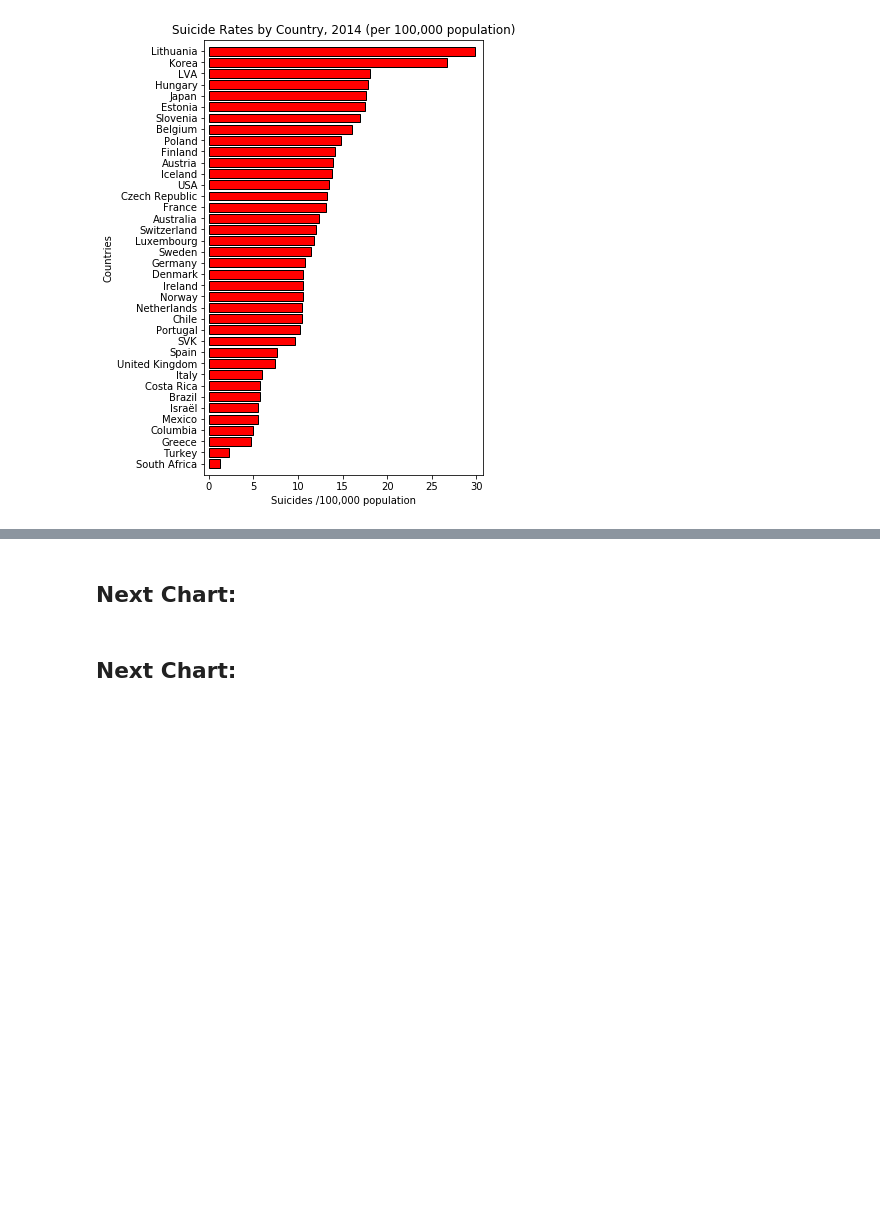
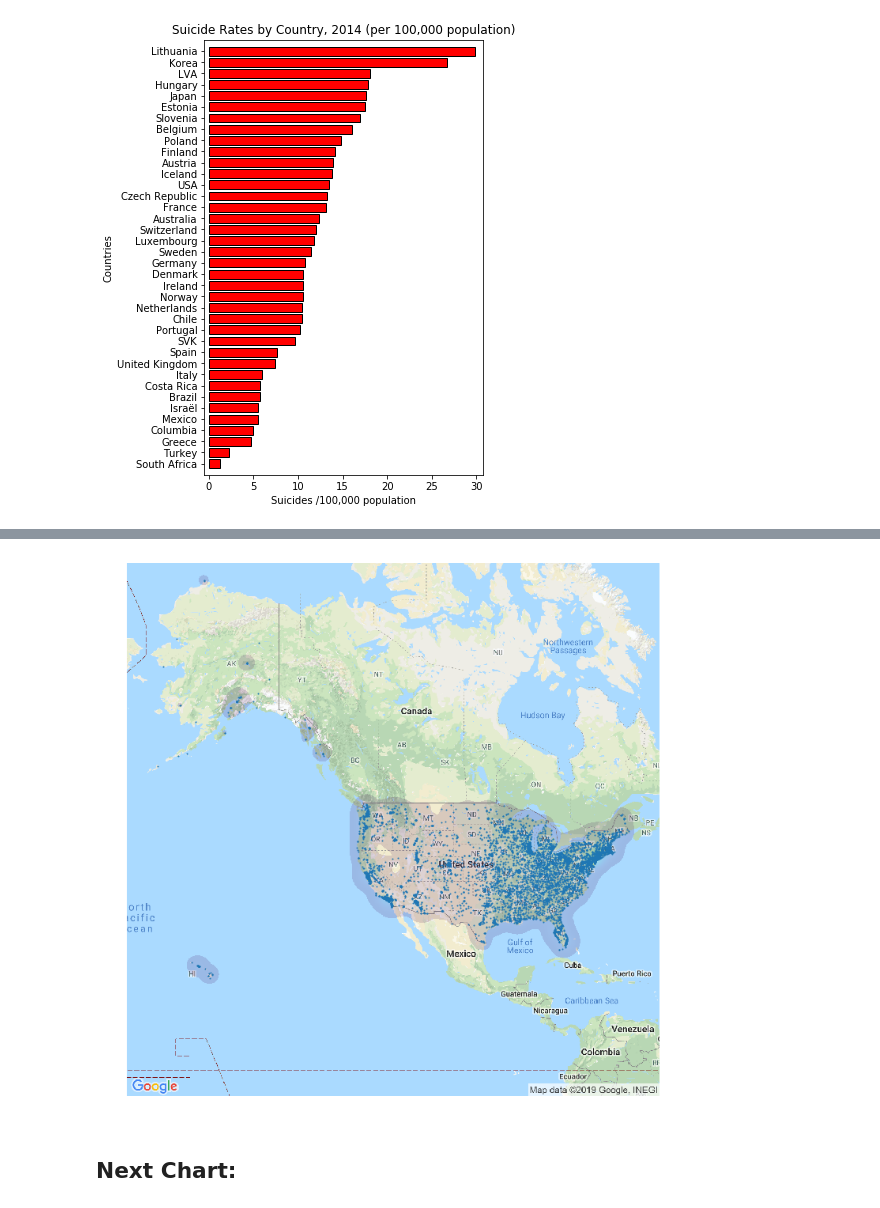
Before and after one commit to aeclaman/Project1, a Jupyter notebook: notebooks/graphs.ipynb, the cells around one changed output, grey strips where cells are left out. Drawn from its saved outputs; the diff is of its cells as text; code cells hidden in the pictures; blank space fills up the shorter version.

```diff
--- a/notebooks/graphs.ipynb
+++ b/notebooks/graphs.ipynb
@@ -258,0 +266,3 @@ plt.show()
+# %%
+facilities_df = pd.read_csv(facilities_file)
+facilities_df.head()
@@ -258,0 +276,3 @@ plt.show()
+# %%
+location = facilities_df[["latitude", "longitude"]]
+location.head()
@@ -259,4 +286,6 @@ plt.show()
+# %%
+mplt.density_plot(location['latitude'], location['longitude'])
+# %% [output]
+[figure, added]
 # %% [markdown]
 ## Next Chart:
-# %% [markdown]
-## Next Chart:
```
Also changed, not shown: parts of 4 cells of this notebook, 4 other files.
